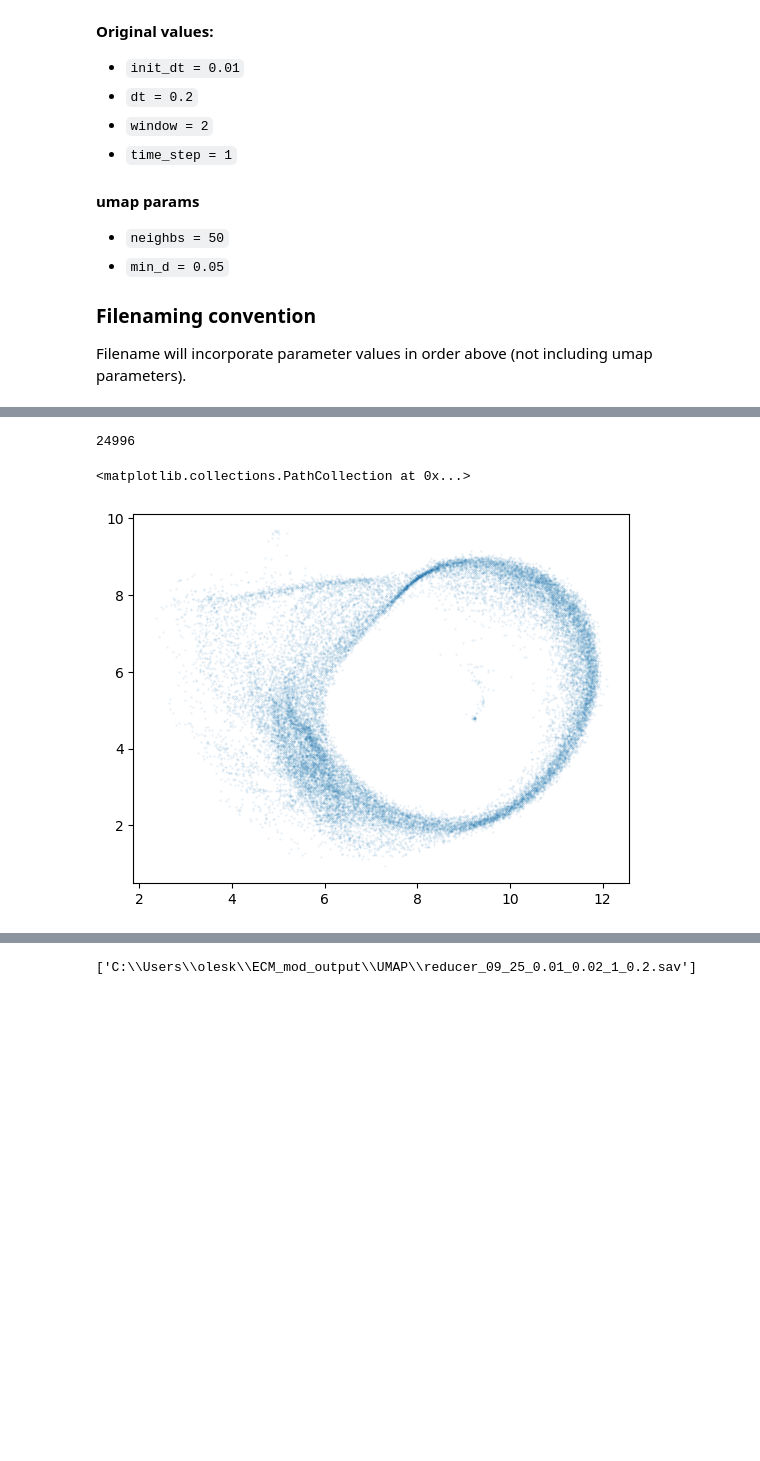
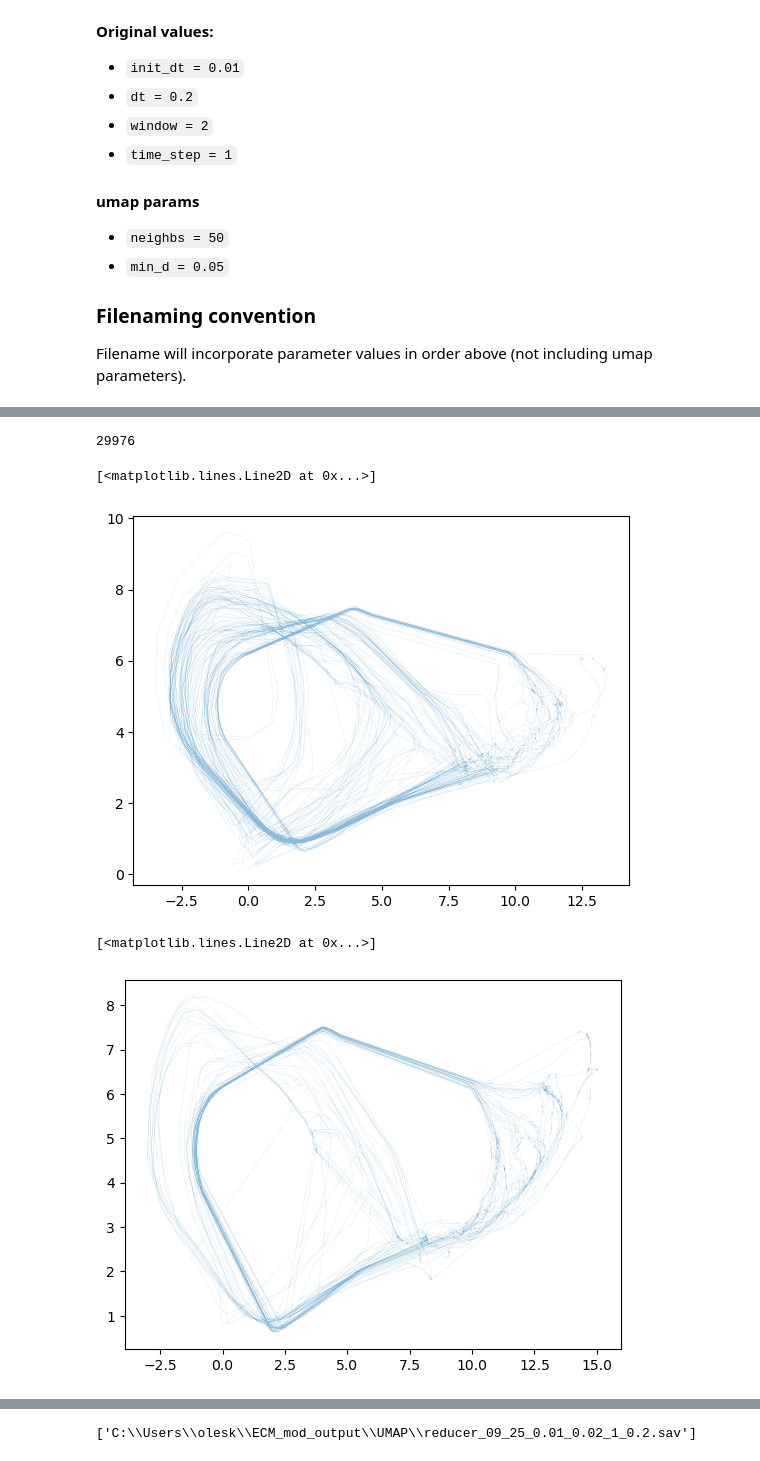
Before and after one commit to QuLab-VU/ECM_cell_cycle_model, a Jupyter notebook: umap_window/createReducerandPlot.ipynb, the cells around one changed output, grey strips where cells are left out. Cells and saved outputs as stored; diff of their text form; code cells hidden in the pictures; blank space fills up the shorter version.

```diff
--- a/umap_window/createReducerandPlot.ipynb
+++ b/umap_window/createReducerandPlot.ipynb
@@ -128,9 +140,9 @@ all_prot_tmp, all_time_tmp, all_time_at_tmp = load_norm_data(filenames, 't_4-9_3
 # %%
 all_time_at_tmp
 # %%
-len(embedding_all_prot)
+len(all_prot_tmp)
 # %% [output]
-24996
+29976
 # %%
 reducer = umap.UMAP(
         n_neighbors=neighbs,
@@ -146,7 +158,13 @@ embedding_all_prot = reducer.transform(all_prot_tmp)
 import matplotlib.pyplot as plt
 # %%
 fig = plt.figure()
-plt.scatter(embedding_all_prot[:24996,0], embedding_all_prot[:24996,1], s=0.1, alpha=0.2)
+plt.plot(embedding_all_prot[4*4996:5*4996,0], embedding_all_prot[4*4996:5*4996,1], lw=0.1, alpha=0.5)
 # %% [output]
-<matplotlib.collections.PathCollection at 0x...>
+[<matplotlib.lines.Line2D at 0x...>]
-[figure, old version]
+[figure, new version]
+# %%
+fig = plt.figure()
+plt.plot(embedding_all_prot[3*4996:4*4996,0], embedding_all_prot[3*4996:4*4996,1], lw=0.1, alpha=0.5)
+# %% [output]
+[<matplotlib.lines.Line2D at 0x...>]
+[figure, added]
```
Also changed, not shown: parts of 6 cells of this notebook, 18 other files.
